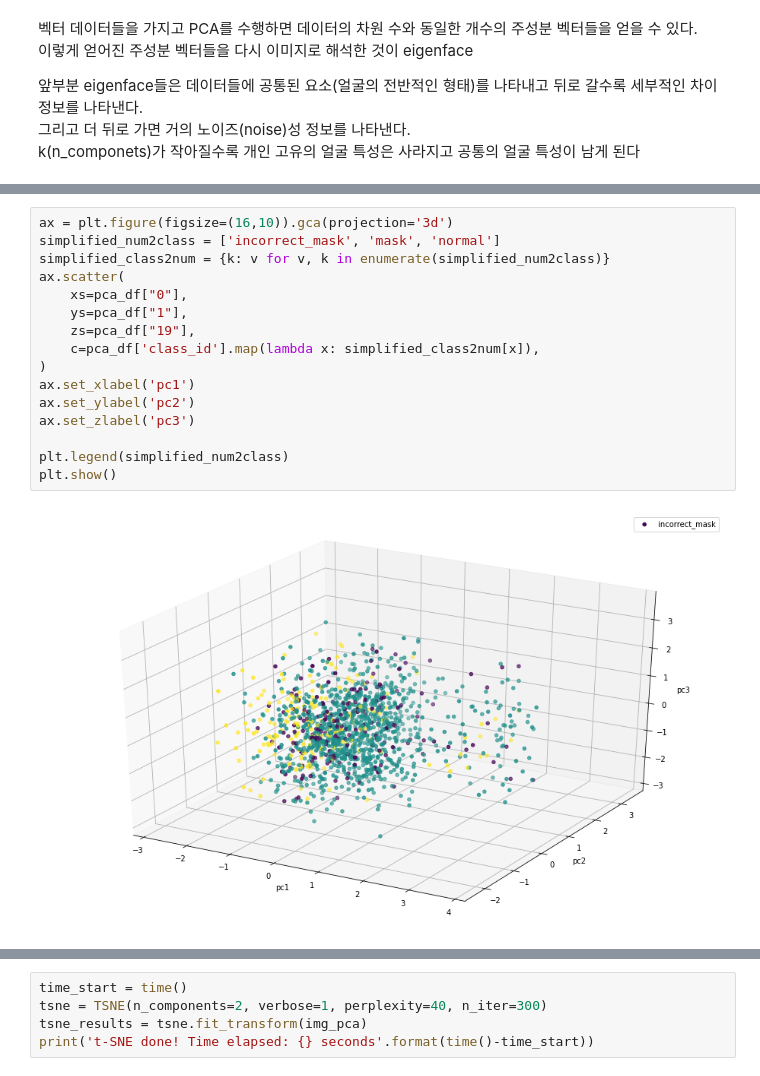
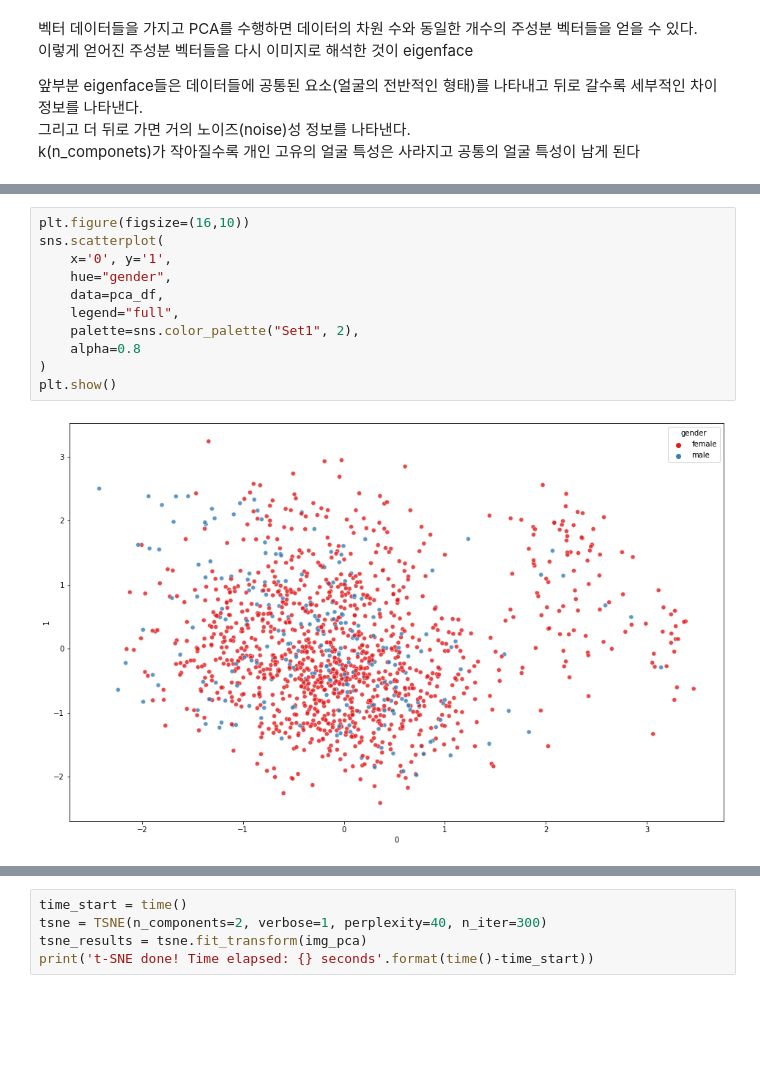
Before and after one commit to boostcampaitech4cv3/level1_imageclassification_cv-level1-cv-20, a Jupyter notebook: EDA/EDA_v1_jjy.ipynb, the cells around one changed output, grey strips where cells are left out. Cells and saved outputs as stored; diff of their text form; blank space fills up the shorter version.

```diff
--- a/EDA/EDA_v1_jjy.ipynb
+++ b/EDA/EDA_v1_jjy.ipynb
@@ -276,18 +287,13 @@ plt.show()
-# %%
-ax = plt.figure(figsize=(16,10)).gca(projection='3d')
-simplified_num2class = ['incorrect_mask', 'mask', 'normal']
-simplified_class2num = {k: v for v, k in enumerate(simplified_num2class)}
-ax.scatter(
-    xs=pca_df["0"],
-    ys=pca_df["1"],
-    zs=pca_df["19"],
-    c=pca_df['class_id'].map(lambda x: simplified_class2num[x]),
-)
-ax.set_xlabel('pc1')
-ax.set_ylabel('pc2')
-ax.set_zlabel('pc3')
-
-plt.legend(simplified_num2class)
-plt.show()
-# %% [output]
-[figure, removed]
+# %%
+plt.figure(figsize=(16,10))
+sns.scatterplot(
+    x='0', y='1',
+    hue="gender",
+    data=pca_df,
+    legend="full",
+    palette=sns.color_palette("Set1", 2),
+    alpha=0.8
+)
+plt.show()
+# %% [output]
+[figure, added]
```
Also changed, not shown: parts of 7 cells of this notebook.
